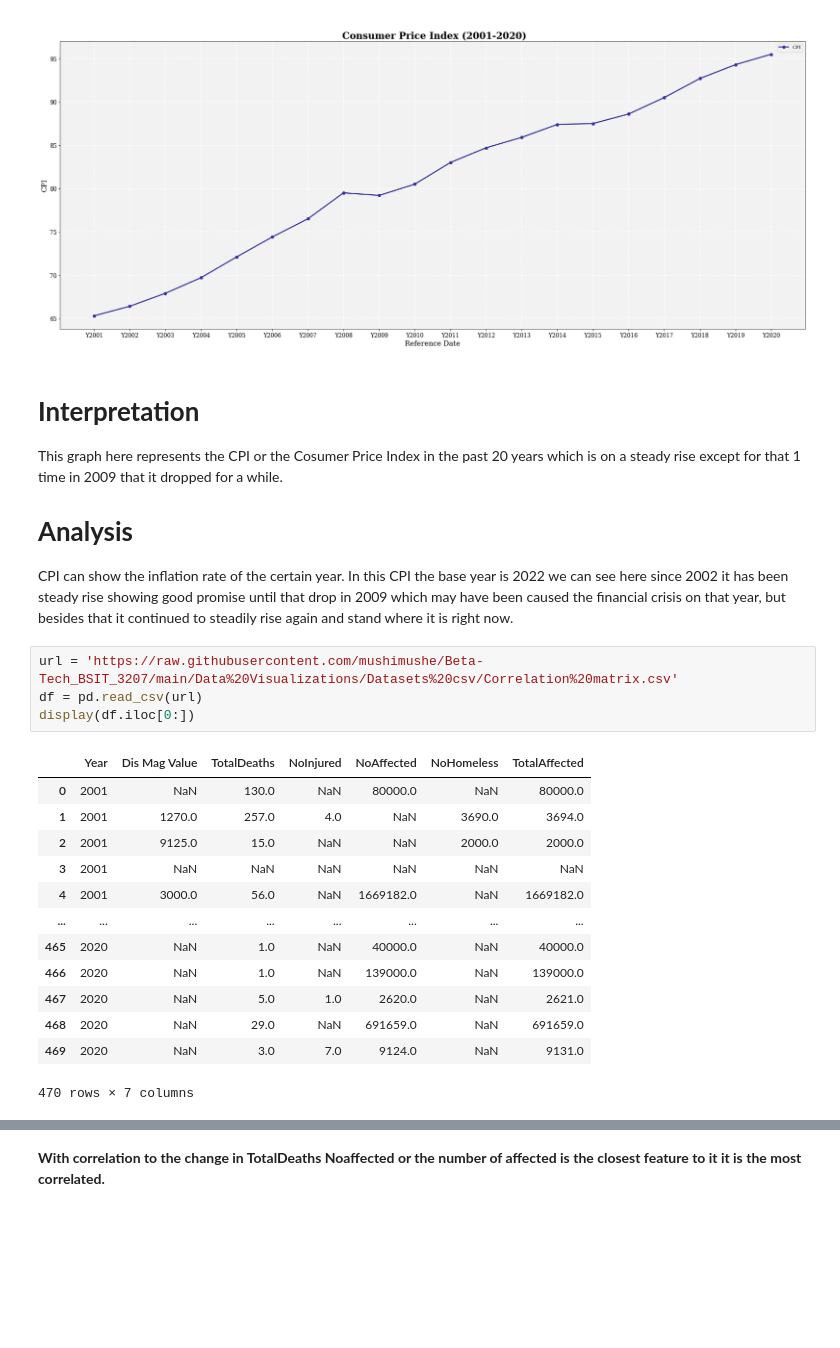
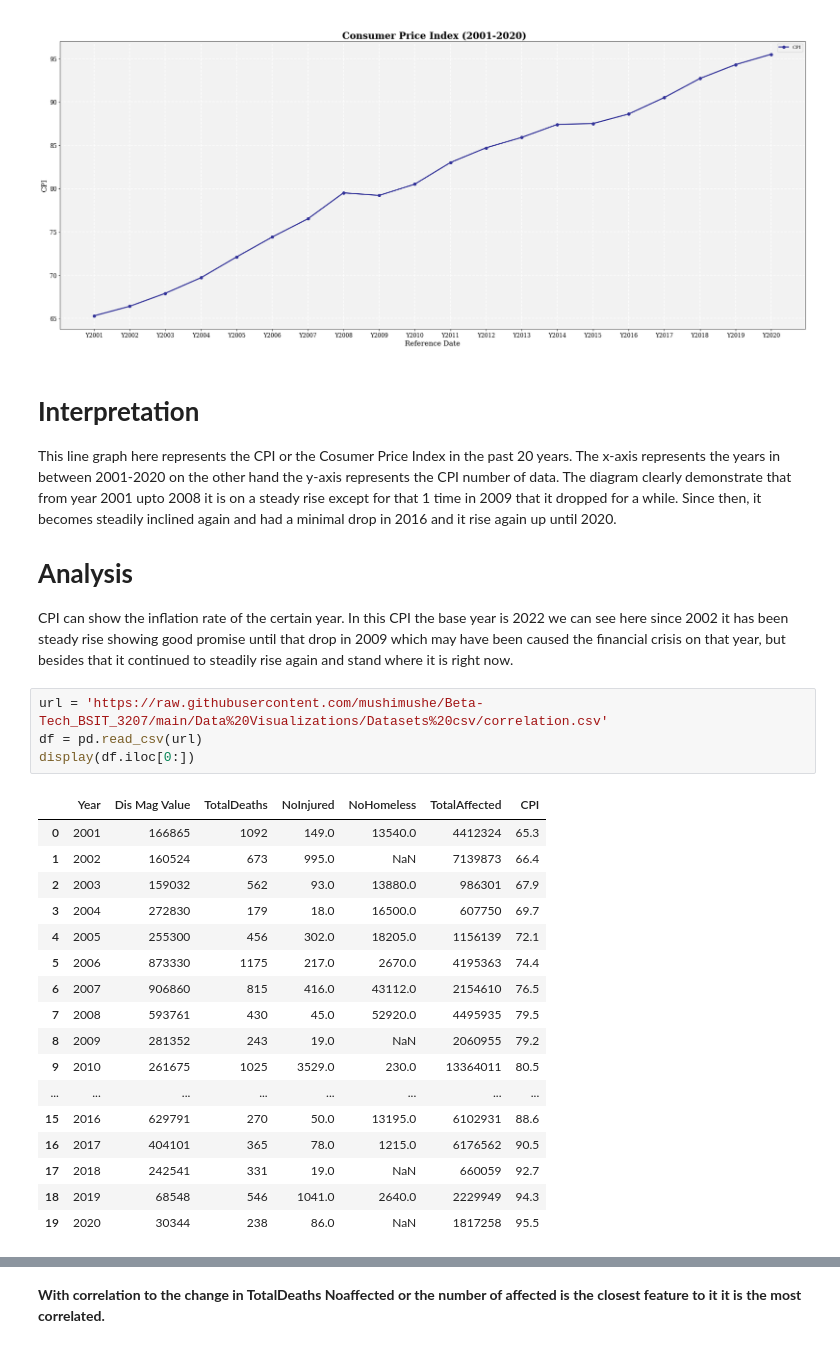
Before and after one commit to acezxc123/Alt-Tab_3207, a Jupyter notebook: Datasets_visual.ipynb, the cells around one changed output, grey strips where cells are left out. Saved outputs shown, nothing was run; the diff lists cells and outputs as text; blank space fills up the shorter version.

```diff
--- a/Datasets_visual.ipynb
+++ b/Datasets_visual.ipynb
@@ -246,29 +269,33 @@ plt.show()
 # %% [markdown]
 # **Interpretation**
 
-This graph here represents the CPI or the Cosumer Price Index in the past 20 years which is on a steady rise except  for that 1 time in 2009 that it dropped for a while.
+This line graph here represents the CPI or the Cosumer Price Index in the past 20 years. The x-axis represents the years in between 2001-2020 on the other hand the y-axis represents the CPI number of data. The diagram clearly demonstrate that from year 2001 upto 2008 it is on a steady rise except for that 1 time in 2009 that it dropped for a while. Since then, it becomes steadily inclined again and had a minimal drop in 2016 and it rise again up until 2020.
 
 # **Analysis**
 
 CPI can show the inflation rate of the certain year. In this CPI the base year is 2022 we can see here since 2002 it has been steady rise showing good promise until that drop in 2009 which may have been caused the financial crisis on that year, but besides that it continued to steadily rise again and stand where it is right now.
 # %%
-url = 'https://raw.githubusercontent.com/mushimushe/Beta-Tech_BSIT_3207/main/Data%20Visualizations/Datasets%20csv/Correlation%20matrix.csv'
+url = 'https://raw.githubusercontent.com/mushimushe/Beta-Tech_BSIT_3207/main/Data%20Visualizations/Datasets%20csv/correlation.csv'
 df = pd.read_csv(url)
 display(df.iloc[0:])
 # %% [output]
-|  | Year | Dis Mag Value | TotalDeaths | NoInjured | NoAffected | NoHomeless | TotalAffected |
-| 0 | 2001 | NaN | 130.0 | NaN | 80000.0 | NaN | 80000.0 |
-| 1 | 2001 | 1270.0 | 257.0 | 4.0 | NaN | 3690.0 | 3694.0 |
-| 2 | 2001 | 9125.0 | 15.0 | NaN | NaN | 2000.0 | 2000.0 |
-| 3 | 2001 | NaN | NaN | NaN | NaN | NaN | NaN |
-| 4 | 2001 | 3000.0 | 56.0 | NaN | 1669182.0 | NaN | 1669182.0 |
+|  | Year | Dis Mag Value | TotalDeaths | NoInjured | NoHomeless | TotalAffected | CPI |
+| 0 | 2001 | 166865 | 1092 | 149.0 | 13540.0 | 4412324 | 65.3 |
+| 1 | 2002 | 160524 | 673 | 995.0 | NaN | 7139873 | 66.4 |
+| 2 | 2003 | 159032 | 562 | 93.0 | 13880.0 | 986301 | 67.9 |
+| 3 | 2004 | 272830 | 179 | 18.0 | 16500.0 | 607750 | 69.7 |
+| 4 | 2005 | 255300 | 456 | 302.0 | 18205.0 | 1156139 | 72.1 |
+| 5 | 2006 | 873330 | 1175 | 217.0 | 2670.0 | 4195363 | 74.4 |
+| 6 | 2007 | 906860 | 815 | 416.0 | 43112.0 | 2154610 | 76.5 |
+| 7 | 2008 | 593761 | 430 | 45.0 | 52920.0 | 4495935 | 79.5 |
+| 8 | 2009 | 281352 | 243 | 19.0 | NaN | 2060955 | 79.2 |
+| 9 | 2010 | 261675 | 1025 | 3529.0 | 230.0 | 13364011 | 80.5 |
 | ... | ... | ... | ... | ... | ... | ... | ... |
-| 465 | 2020 | NaN | 1.0 | NaN | 40000.0 | NaN | 40000.0 |
-| 466 | 2020 | NaN | 1.0 | NaN | 139000.0 | NaN | 139000.0 |
-| 467 | 2020 | NaN | 5.0 | 1.0 | 2620.0 | NaN | 2621.0 |
-| 468 | 2020 | NaN | 29.0 | NaN | 691659.0 | NaN | 691659.0 |
-| 469 | 2020 | NaN | 3.0 | 7.0 | 9124.0 | NaN | 9131.0 |
+| 15 | 2016 | 629791 | 270 | 50.0 | 13195.0 | 6102931 | 88.6 |
+| 16 | 2017 | 404101 | 365 | 78.0 | 1215.0 | 6176562 | 90.5 |
+| 17 | 2018 | 242541 | 331 | 19.0 | NaN | 660059 | 92.7 |
+| 18 | 2019 | 68548 | 546 | 1041.0 | 2640.0 | 2229949 | 94.3 |
+| 19 | 2020 | 30344 | 238 | 86.0 | NaN | 1817258 | 95.5 |
-470 rows × 7 columns
 # %%
 df.describe()
 # %% [output]
```
Also changed, not shown: parts of 29 cells of this notebook.
